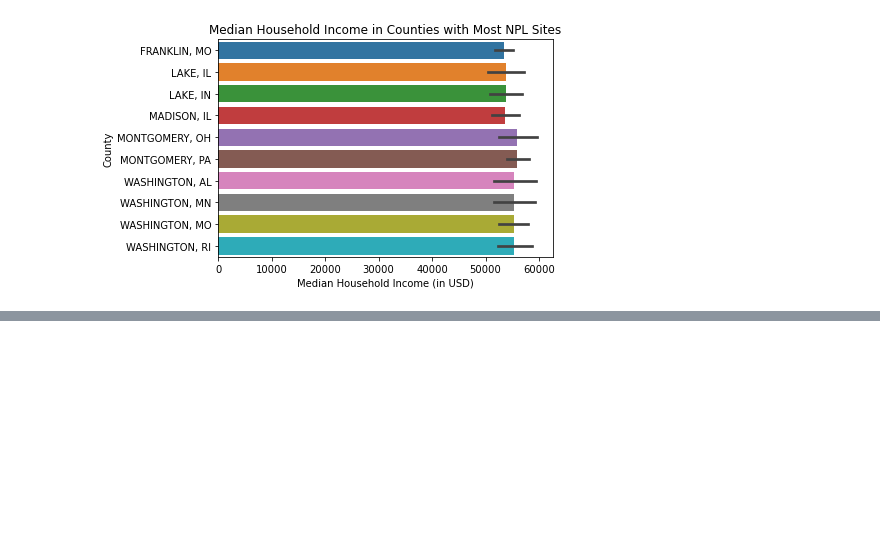
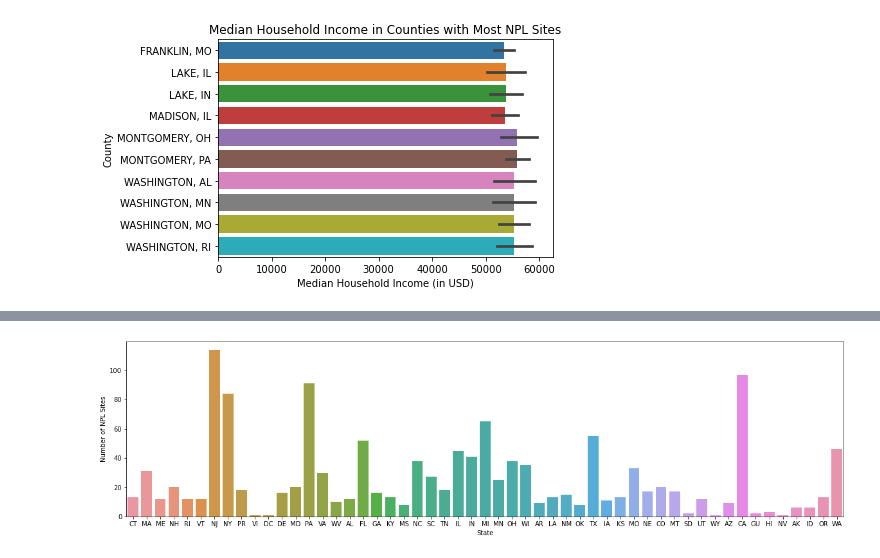
Before and after one commit to jeinuh/superfund-project, a Jupyter notebook: EDACheckpoint_group011.ipynb, the cells around one changed output, grey strips where cells are left out. Drawn from its saved outputs; the diff is of its cells as text; code cells hidden in the pictures; blank space fills up the shorter version.

```diff
--- a/EDACheckpoint_group011.ipynb
+++ b/EDACheckpoint_group011.ipynb
@@ -298,0 +314,8 @@ Text(0, 0.5, 'County')
+# %%
+plt.figure(figsize=(20,5))
+ax = sns.countplot(x='state', data=npl_df);
+ax.set_xticklabels(ax.get_xticklabels())
+ax.set(xlabel='State', ylabel='Number of NPL Sites')
+plt.show()
+# %% [output]
+[figure, added]
```
Also changed, not shown: parts of 9 cells of this notebook.
